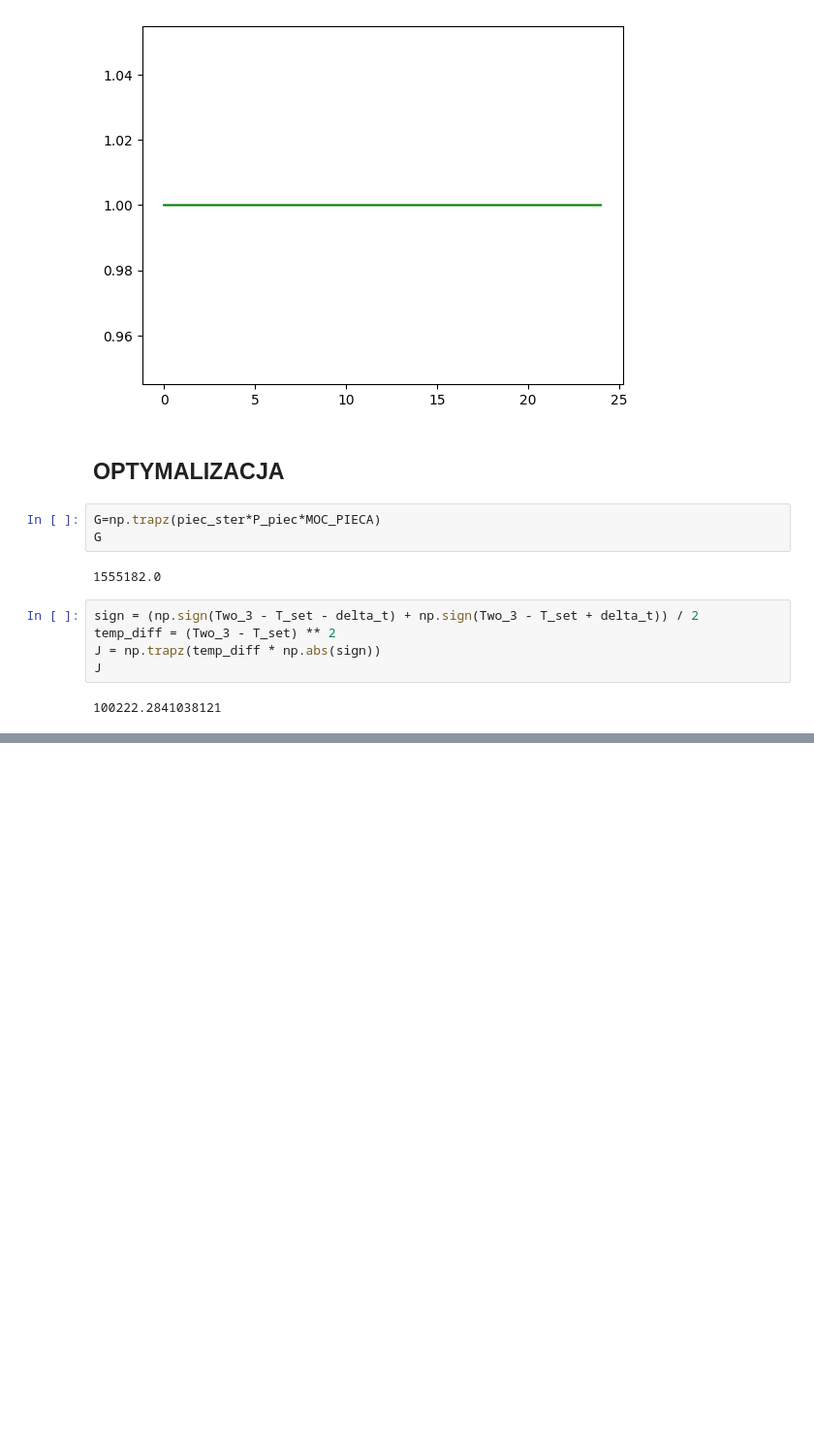
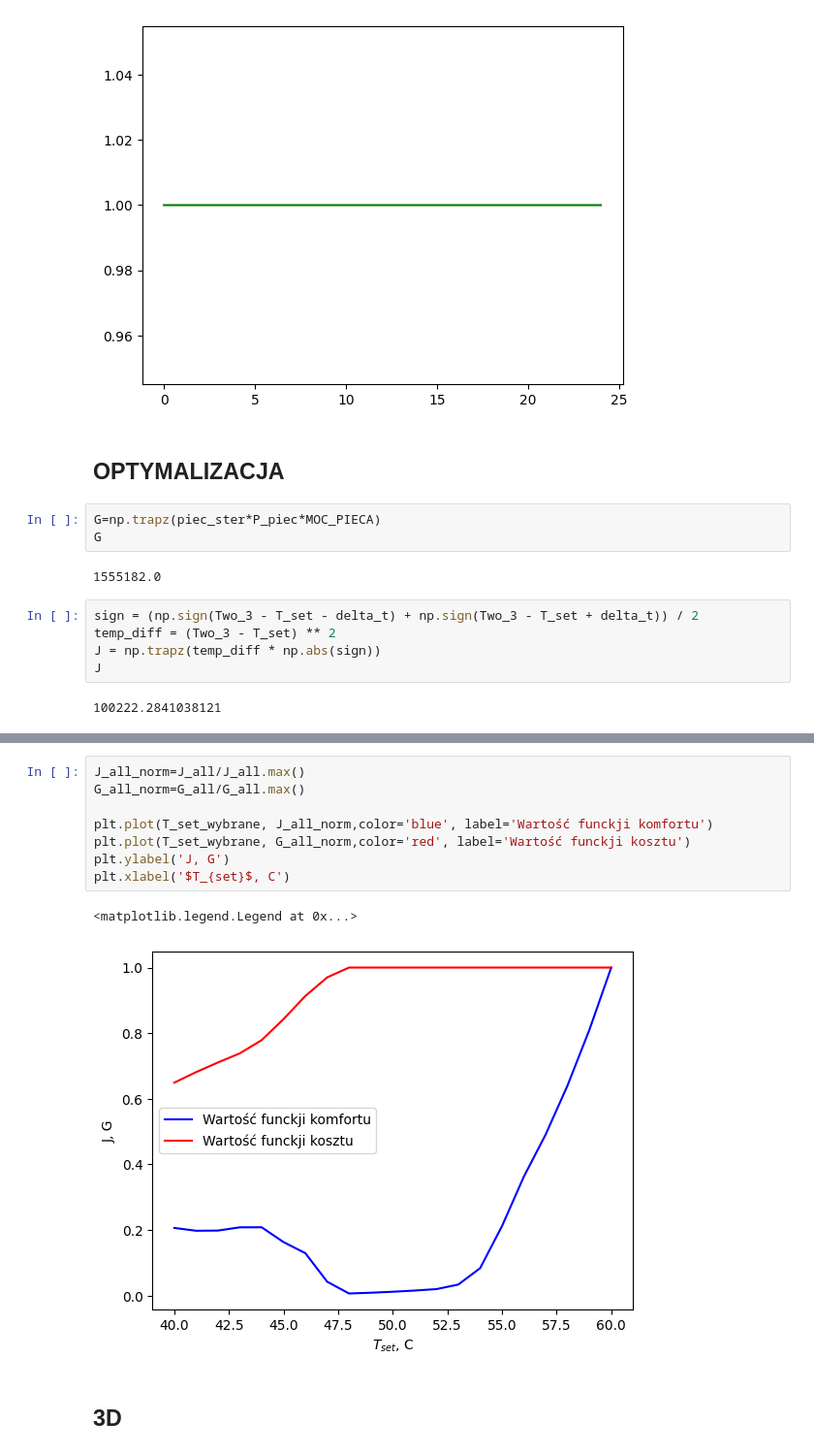
Before and after one commit to KulsonKula/Analiza-i-modelowanie-procesow-zwiazanych-z-systemem-centralnego-ogrzewania, a Jupyter notebook: Kod/Symulacja.IPYNB, the cells around one changed output, grey strips where cells are left out. Shown at 97% size. Saved outputs shown, nothing was run; the diff lists cells and outputs as text; blank space fills up the shorter version.

```diff
--- a/Kod/Symulacja.IPYNB
+++ b/Kod/Symulacja.IPYNB
@@ -134,0 +186,13 @@ J
+# %%
+J_all_norm=J_all/J_all.max()
+G_all_norm=G_all/G_all.max()
+
+plt.plot(T_set_wybrane, J_all_norm,color='blue', label='Wartość funckji komfortu')
+plt.plot(T_set_wybrane, G_all_norm,color='red', label='Wartość funckji kosztu')
+plt.ylabel('J, G')
+plt.xlabel('$T_{set}$, C')
+# %% [output]
+<matplotlib.legend.Legend at 0x...>
+[figure, added]
+# %% [markdown]
+## 3D
```
Also changed, not shown: parts of 5 cells of this notebook.
